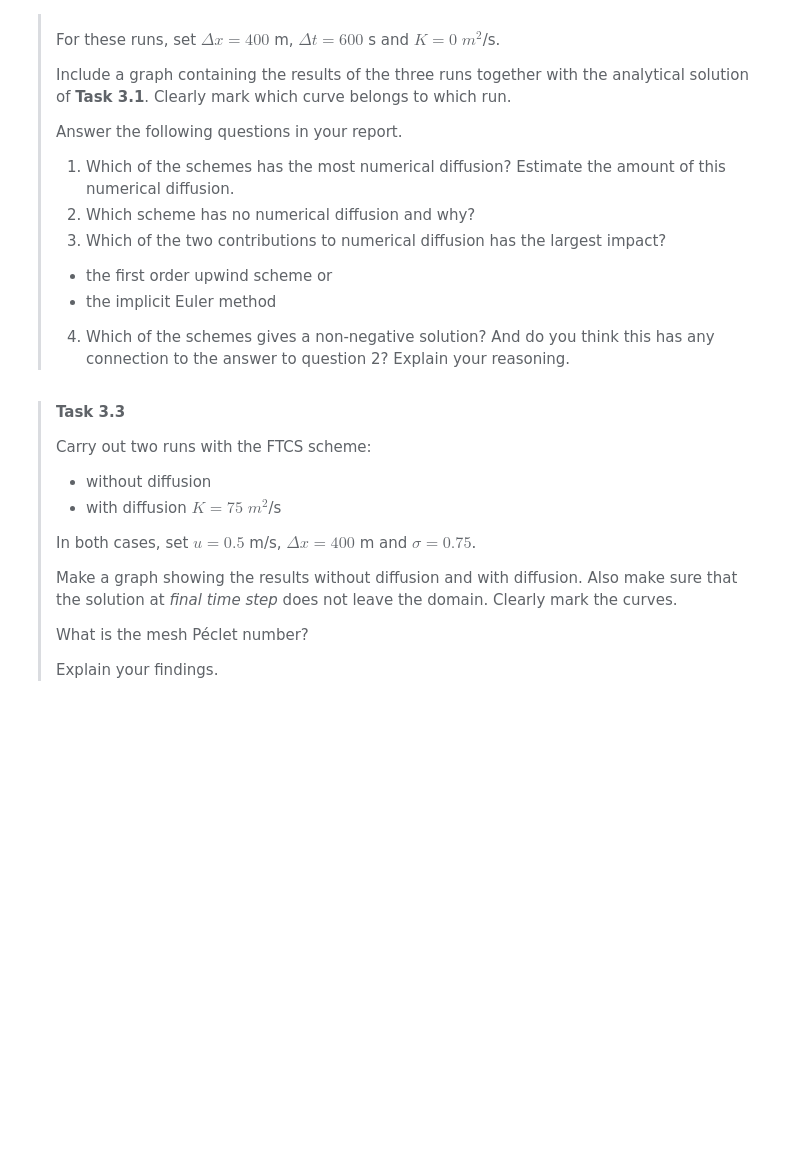
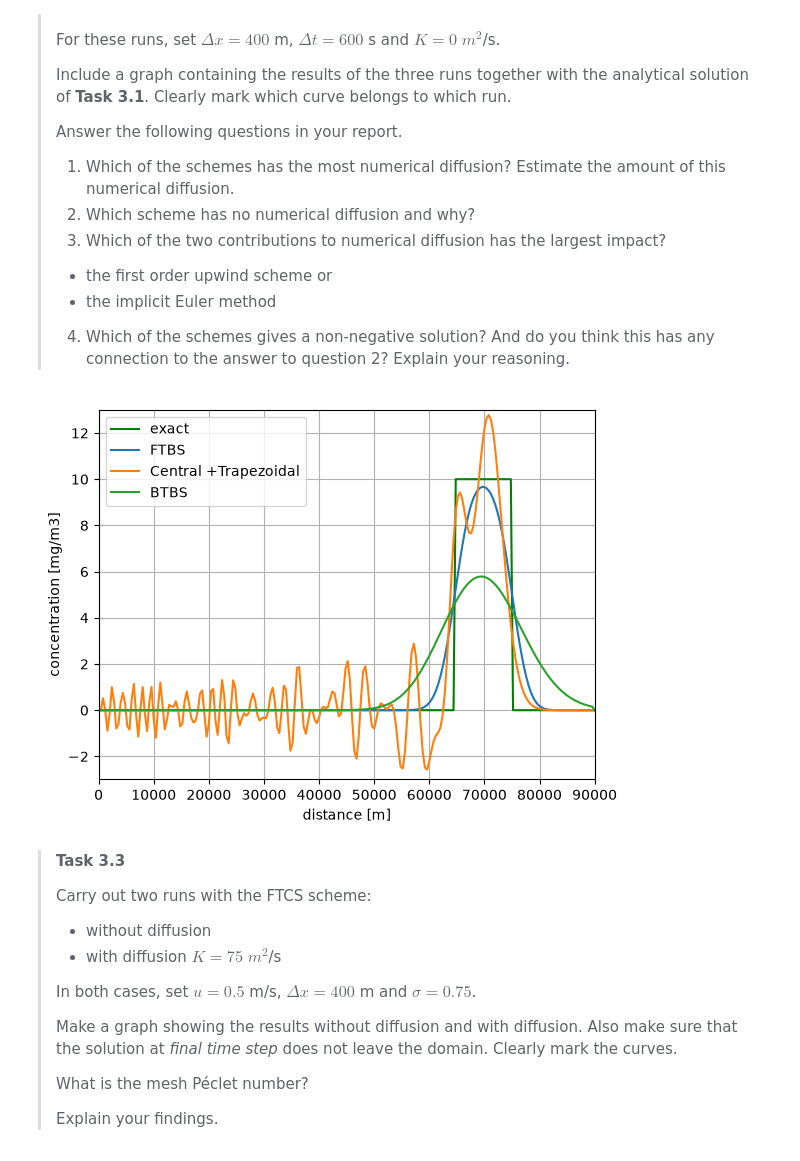
Before and after one commit to Jelke76/GA2.1, a Jupyter notebook: grp09.ipynb, the cells around one changed output. Cells and saved outputs as stored; diff of their text form; code cells hidden in the pictures; blank space fills up the shorter version.

```diff
--- a/grp09.ipynb
+++ b/grp09.ipynb
@@ -323,24 +362,43 @@ plt.grid()
 >
 # %%
 # parameters for Task 3.2
+dx = 400
+dt = 600
+N=int(Tend/dt)
 # we do the first one for you!
 
 dtmethod = 'theta'
 K = 0.
-
+c1 = np.zeros(M)
+c1[int(0.5 * lenC/dx + distance/dx):int(0.5 * lenC/dx + distance/dx) + int(lenC/dx) + 1] = 10.
 # plot true solution
 plt.plot(x,c1,'g',label='exact')
 
 
 # Now it's your turn!
-### YOUR CODE HERE ###
+dxmethod = 'central'
+dtmethod = 'theta'
+
+
+c2=advdiff(u,K,c0,lenD,dt,Tend,'upwind',dtmethod,0)
+plt.plot(x,c2[N,:],label='FTBS')
+
+
+c3=advdiff(u,K,c0,lenD,dt,Tend,dxmethod,dtmethod,0.5)
+plt.plot(x,c3[N,:],label='Central +Trapezoidal')
+
+
+c4=advdiff(u,K,c0,lenD,dt,Tend,'upwind',dtmethod,1)
+plt.plot(x,c4[N,:],label='BTBS')
 
 # plot the result
 plt.axis(np.array([0,lenD,-3,13]))
 plt.xlabel('distance [m]')
 plt.ylabel('concentration [mg/m3]')
 plt.legend(loc = "upper left")
 plt.grid()
+# %% [output]
+[figure, added]
 # %% [markdown]
 >**Task 3.3**
 >
```
Also changed, not shown: parts of 7 cells of this notebook.
